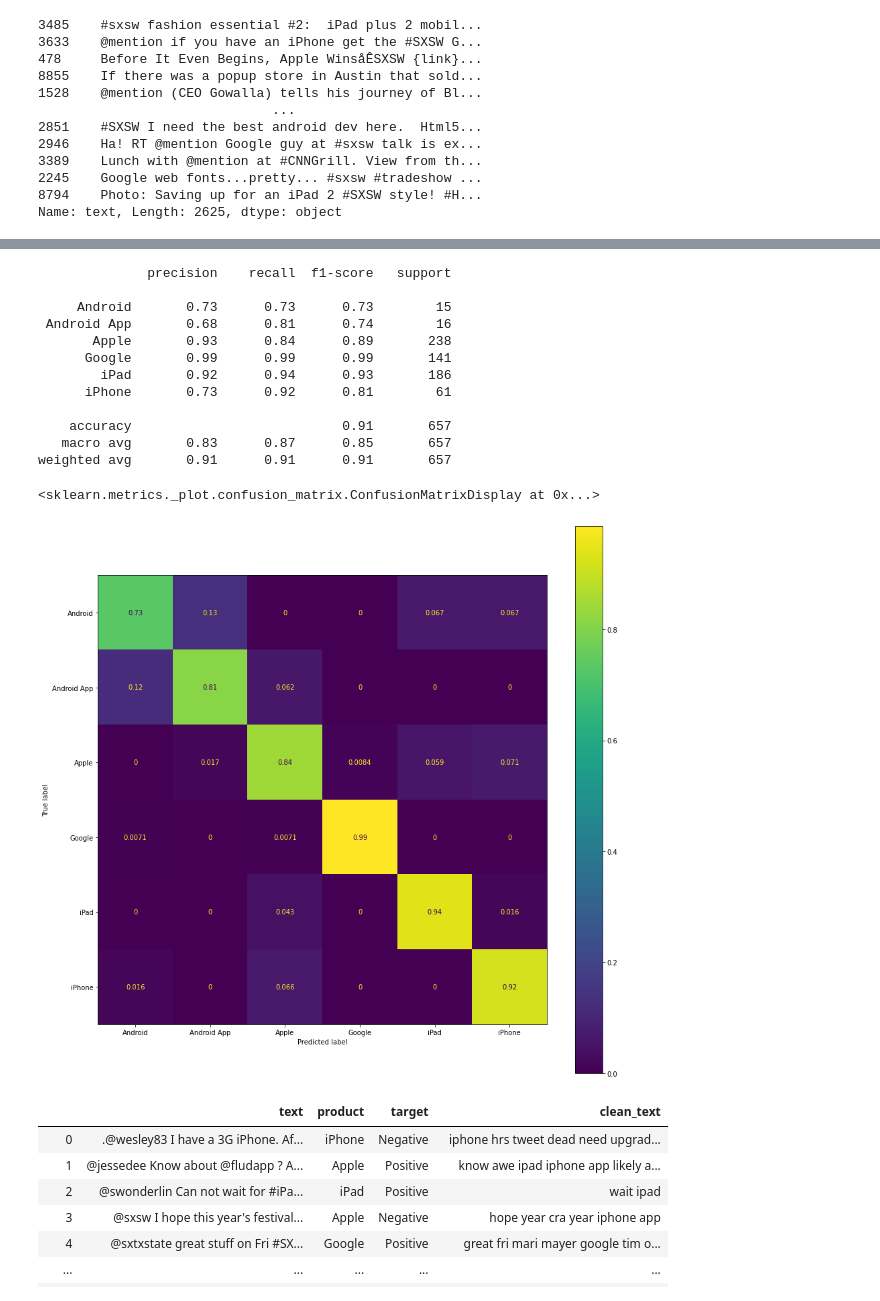
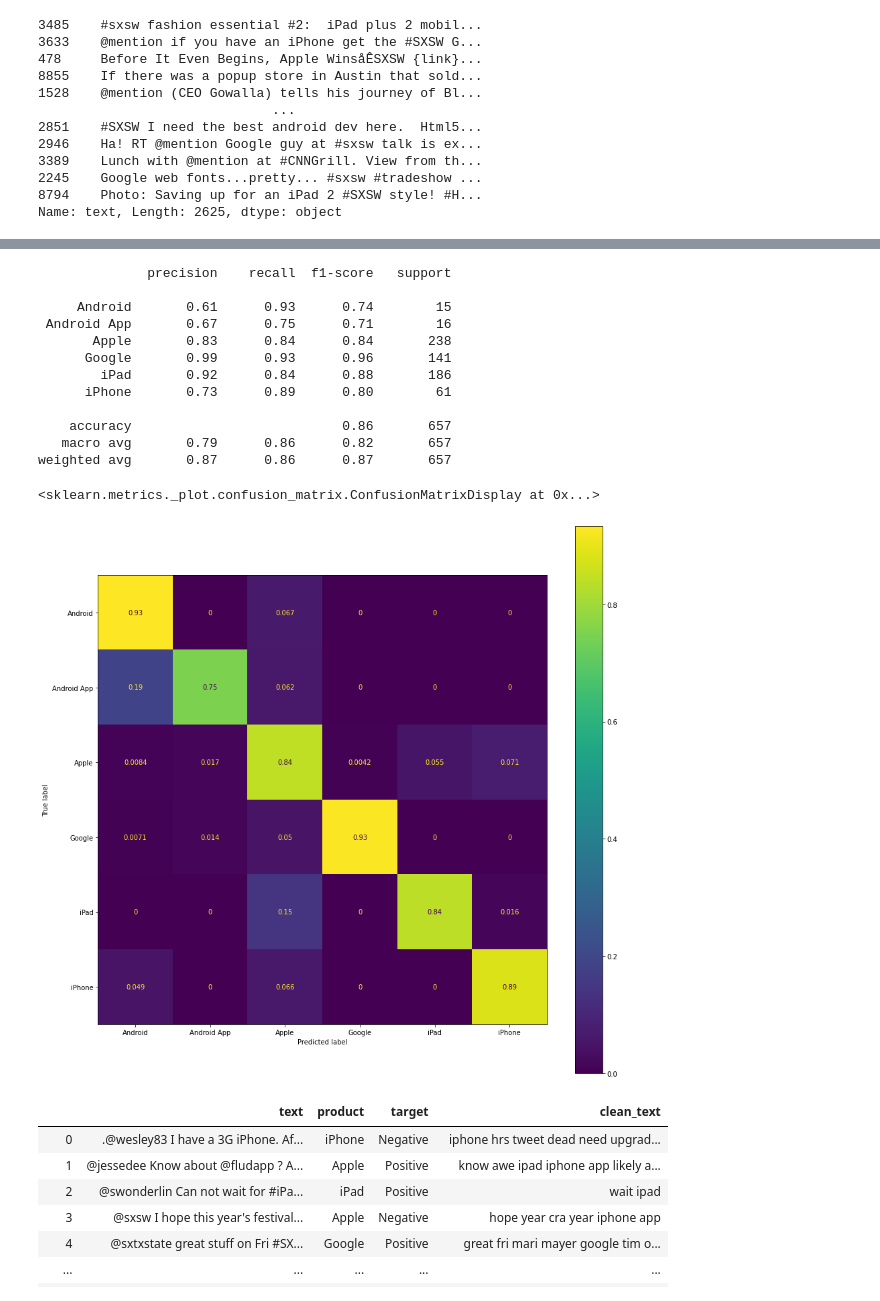
Before and after one commit to singsang2/dsc-mod-4-project-v2-1-onl01-dtsc-ft-070620, a Jupyter notebook: Tweet_sentiment_analysis.ipynb, the cells around one changed output, grey strips where cells are left out. Drawn from its saved outputs; the diff is of its cells as text; code cells hidden in the pictures.

```diff
--- a/Tweet_sentiment_analysis.ipynb
+++ b/Tweet_sentiment_analysis.ipynb
@@ -1870,7 +1999,7 @@ product_df
 from spacy.lang.en import STOP_WORDS
 stopwords_list = list(STOP_WORDS) + list(string.punctuation)# + ['app']
 # %%
-def clean_text(text):
+def clean_text_product(text):
     text = re.sub(r'@\S+', '', text) # Gets rid of any mentions
     text = re.sub(r'RT\S+', '', text) # Gets rid of any retweets
     text = re.sub(r'#', '', text) # Gets rid of hashtag sign
@@ -1887,8 +2016,10 @@ def clean_text(text):
         else:
             temp_token = token.lower_
         tokens.append(temp_token)
-
-    tokens_stopped = [token for token in tokens if token not in stopwords_list and len(token)>2]
+    product_list = ['apple', 'ipad', 'iphone', 'ios', 'app',
+                    'android', 'google', 'circle', 'samsung', 'galaxy',
+                    'meet', 'itune']
+    tokens_stopped = [token for token in tokens if token in product_list]
 
     return tokens_stopped
 # %%
@@ -1916,3 +2045,6 @@ tfidf = TfidfVectorizer(tokenizer=clean_text)
+# %%
+
+tfidf = TfidfVectorizer(tokenizer=clean_text_product)
 # %%
 X_train
 # %% [output]
@@ -1934,7 +2065,7 @@ svc = LinearSVC()
 # %%
-clf = Pipeline([('tfidf', tfidf),
-                ('clf', lr)])
+product_clf = Pipeline([('tfidf', tfidf),
+                        ('clf', lr)])
 # %%
-clf.fit(X_train, y_train)
+product_clf.fit(X_train, y_train)
 # %% [output]
 Pipeline(steps=[('tfidf',
@@ -1949,23 +2084,23 @@ accuracy_score(y_test, y_pred)
 # %%
 print(classification_report(y_test, y_pred))
 
 fig, ax = plt.subplots(figsize=(15,15))
-plot_confusion_matrix(clf, X_test, y_test, normalize='true', ax=ax)
+plot_confusion_matrix(product_clf, X_test, y_test, normalize='true', ax=ax)
 # %% [output]
               precision    recall  f1-score   support
 
-     Android       0.73      0.73      0.73        15
- Android App       0.68      0.81      0.74        16
-       Apple       0.93      0.84      0.89       238
-      Google       0.99      0.99      0.99       141
-        iPad       0.92      0.94      0.93       186
-      iPhone       0.73      0.92      0.81        61
+     Android       0.61      0.93      0.74        15
+ Android App       0.67      0.75      0.71        16
+       Apple       0.83      0.84      0.84       238
+      Google       0.99      0.93      0.96       141
+        iPad       0.92      0.84      0.88       186
+      iPhone       0.73      0.89      0.80        61
 
-    accuracy                           0.91       657
-   macro avg       0.83      0.87      0.85       657
-weighted avg       0.91      0.91      0.91       657
+    accuracy                           0.86       657
+   macro avg       0.79      0.86      0.82       657
+weighted avg       0.87      0.86      0.87       657
 <sklearn.metrics._plot.confusion_matrix.ConfusionMatrixDisplay at 0x...>
-[figure, old version]
+[figure, new version]
 # %%
 product_df['clean_text'] = product_df['text'].apply(lambda x: ' '.join(clean_text(x)))
 # %%
```
Also changed, not shown: parts of 44 cells of this notebook, 3 other files.
